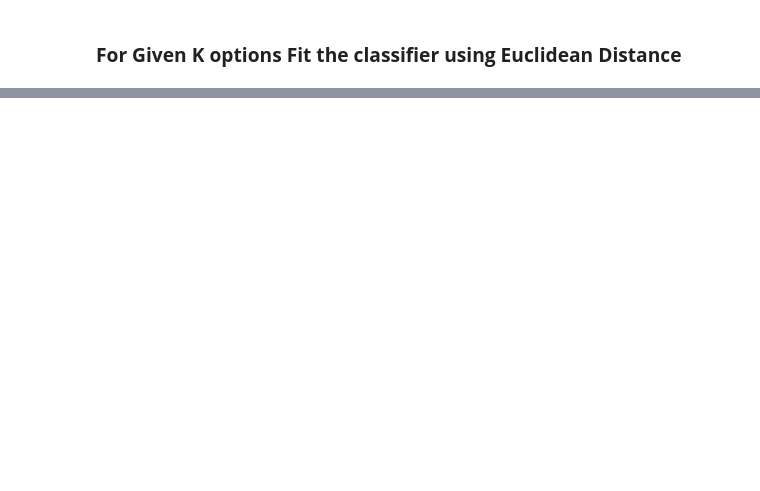
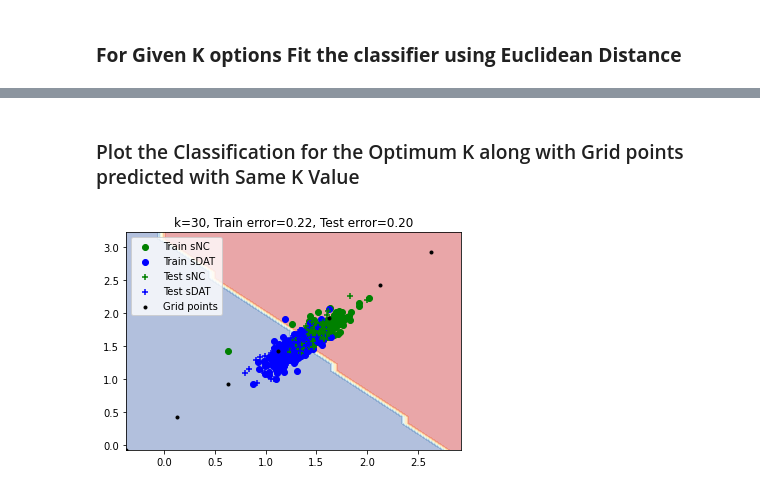
Before and after one commit to dev-nanthan/classifier-knn-diagnosis, a Jupyter notebook: MLA1_KNN.ipynb, the cells around one changed output, grey strips where cells are left out. Cells and saved outputs as stored; diff of their text form; code cells hidden in the pictures; blank space fills up the shorter version.

```diff
--- a/MLA1_KNN.ipynb
+++ b/MLA1_KNN.ipynb
@@ -121,0 +139,22 @@ Optimum Results: {'K': 30, 'train_accuracy': 0.8312236286919831, 'test_accuracy'
+# %% [markdown]
+### Plot the Classification for the Optimum K along with Grid points predicted with Same K Value
+# %%
+x_min, x_max = train_data.iloc[:, 0].min() - 1, train_data.iloc[:, 0].max() + 1
+y_min, y_max = train_data.iloc[:, 1].min() - 1, train_data.iloc[:, 1].max() + 1
+xx, yy = np.meshgrid(np.arange(x_min, x_max, 0.1), np.arange(y_min, y_max, 0.1))
+
+Z = knn.predict(np.c_[xx.ravel(), yy.ravel()])
+Z = Z.reshape(xx.shape)
+
+plt.contourf(xx, yy, Z, alpha=0.4, cmap=plt.cm.RdYlBu)
+
+plt.scatter(train_sNC.iloc[:, 0], train_sNC.iloc[:, 1], c='g', marker='o', label='Train sNC')
+plt.scatter(train_sDAT.iloc[:, 0], train_sDAT.iloc[:, 1], c='b', marker='o', label='Train sDAT')
+plt.scatter(test_sNC.iloc[:, 0], test_sNC.iloc[:, 1], c='g', marker='+', label='Test sNC')
+plt.scatter(test_sDAT.iloc[:, 0], test_sDAT.iloc[:, 1], c='b', marker='+', label='Test sDAT')
+plt.scatter(np.arange(x_min, x_max, 0.5), np.arange(y_min, y_max, 0.5), c='k', marker='.', label='Grid points')
+plt.title("k={}, Train error={:.2f}, Test error={:.2f}".format(OPT_K, 1-train_accuracy, 1-test_accuracy))
+plt.legend(loc='upper left')
+plt.show()
+# %% [output]
+[figure, added]
```
Also changed, not shown: parts of 7 cells of this notebook.
